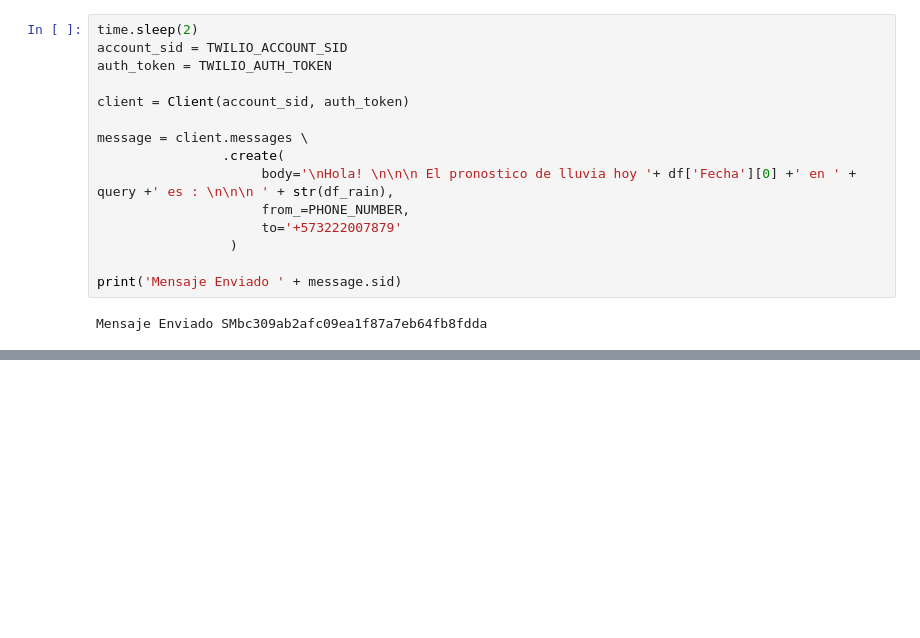
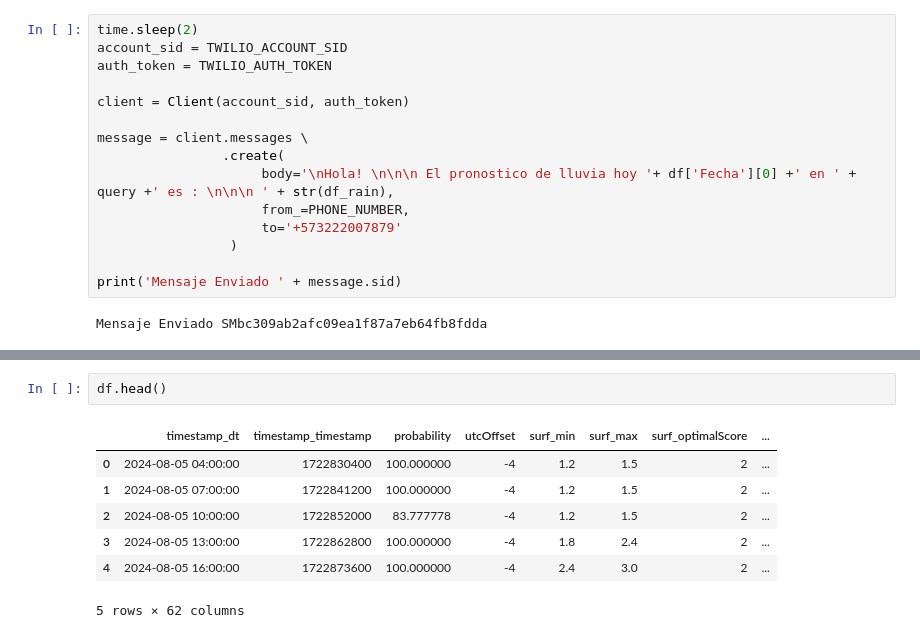
Before and after one commit to loyolahernandez/Data_Engineer_AWS, a Jupyter notebook: Proyecto1/Mensajes_Twilio.ipynb, the cells around one changed output, grey strips where cells are left out. Cells and saved outputs as stored; diff of their text form; blank space fills up the shorter version.

```diff
--- a/Proyecto1/Mensajes_Twilio.ipynb
+++ b/Proyecto1/Mensajes_Twilio.ipynb
@@ -247,0 +261,10 @@ Mensaje Enviado SMbc309ab2afc09ea1f87a7eb64fb8fdda
+# %%
+df.head()
+# %% [output]
+|  | timestamp_dt | timestamp_timestamp | probability | utcOffset | surf_min | surf_max | surf_optimalScore | ... |
+| 0 | 2024-08-05 04:00:00 | 1722830400 | 100.000000 | -4 | 1.2 | 1.5 | 2 | ... |
+| 1 | 2024-08-05 07:00:00 | 1722841200 | 100.000000 | -4 | 1.2 | 1.5 | 2 | ... |
+| 2 | 2024-08-05 10:00:00 | 1722852000 | 83.777778 | -4 | 1.2 | 1.5 | 2 | ... |
+| 3 | 2024-08-05 13:00:00 | 1722862800 | 100.000000 | -4 | 1.8 | 2.4 | 2 | ... |
+| 4 | 2024-08-05 16:00:00 | 1722873600 | 100.000000 | -4 | 2.4 | 3.0 | 2 | ... |
+5 rows × 62 columns
```
Also changed, not shown: parts of 9 cells of this notebook.
